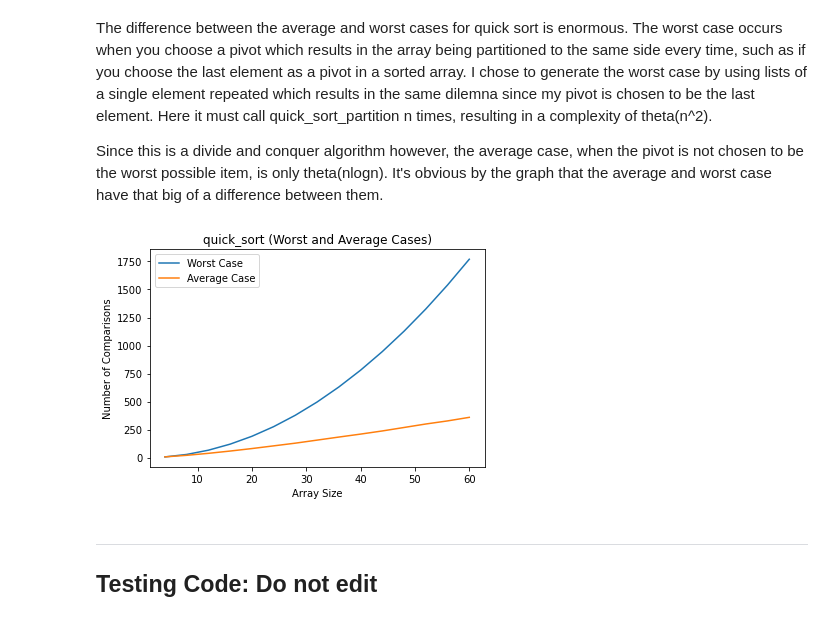
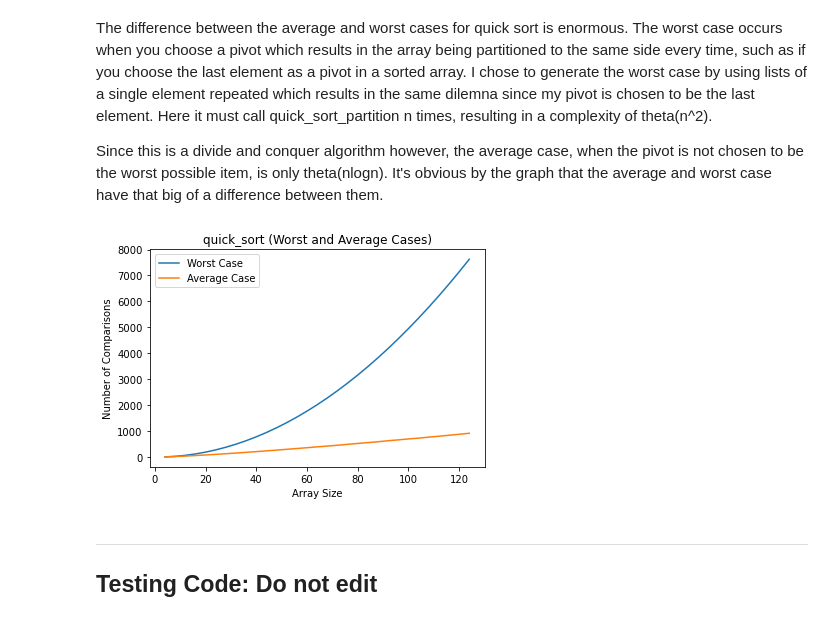
Before and after one commit to Julia-Immer/Algorithms-Homework, a Jupyter notebook: Programming-Assignment-1-Sorting.ipynb, the cells around one changed output. Saved outputs shown, nothing was run; the diff lists cells and outputs as text; code cells hidden in the pictures.

Commit message:
expanded range of worst case arrays for quick sort

```diff
--- a/Programming-Assignment-1-Sorting.ipynb
+++ b/Programming-Assignment-1-Sorting.ipynb
@@ -409,40 +409,40 @@ def repeated_value_array(size) :
     return rp
 # %%
 ## Code to generate worst and average cases for Quick Sort
-array_sizes = range(4, 64, 4)
+array_sizes = range(4, 128, 4)
 
 # Code for running sorting and generating number of compares
 # Worst case is acheived when all the values in the array are the same number
 # Or depending on pivot, sorted in ascending or descenging manner
 # I chose to implement this with arrays of a repeated value
 num_compares_wc = []
 for n in array_sizes:
     a = repeated_value_array(n)
     nc = quick_sort(a)
     num_compares_wc.append(nc)
 
 # Randomized arrays for Average Case
 num_compares_random = []
 num_trials = 1000
 for n in array_sizes:
     total = 0
     for m in range(num_trials):
         a = create_random_shuffled_array(n)
         nc = quick_sort(a)
         total+=nc
     avg = total / num_trials
     num_compares_random.append(avg)
 
 # Code for plotting
 plt.plot(array_sizes, num_compares_wc, label='Worst Case')
 plt.plot(array_sizes, num_compares_random, label='Average Case')
 plt.legend(['Worst Case', 'Average Case'])
 plt.title('quick_sort (Worst and Average Cases)')
 plt.xlabel('Array Size')
 plt.ylabel('Number of Comparisons')
 plt.show()
 # %% [output]
-[figure, old version]
+[figure, new version]
 # %% [markdown]
 -----
 ## Testing Code: Do not edit
```
